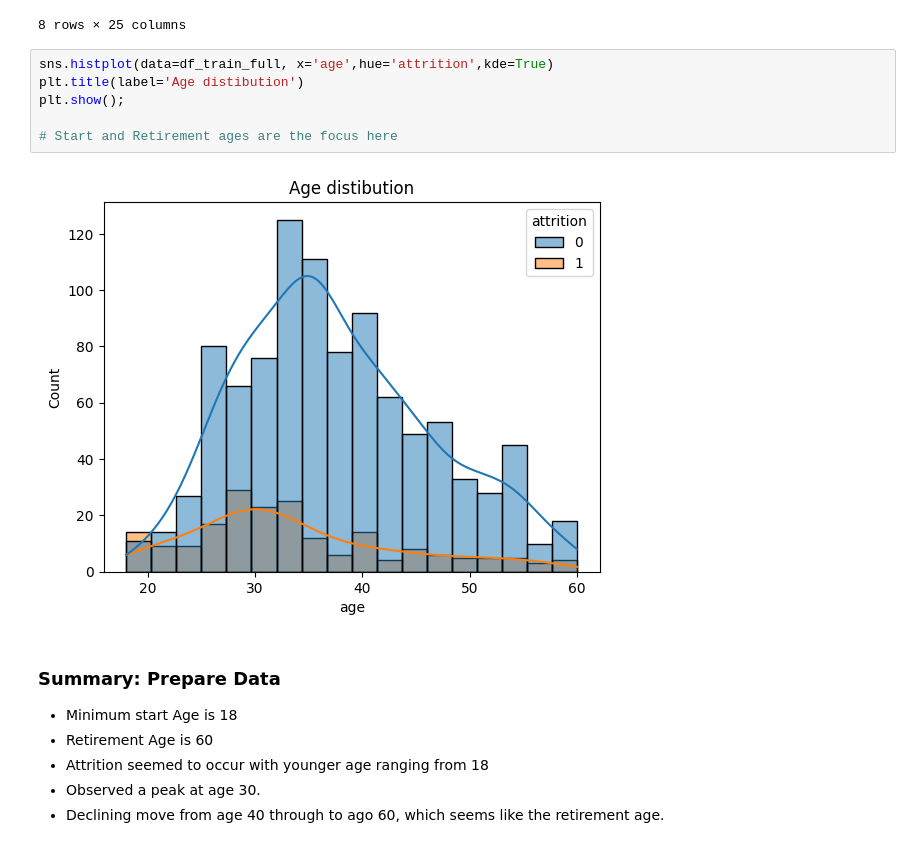
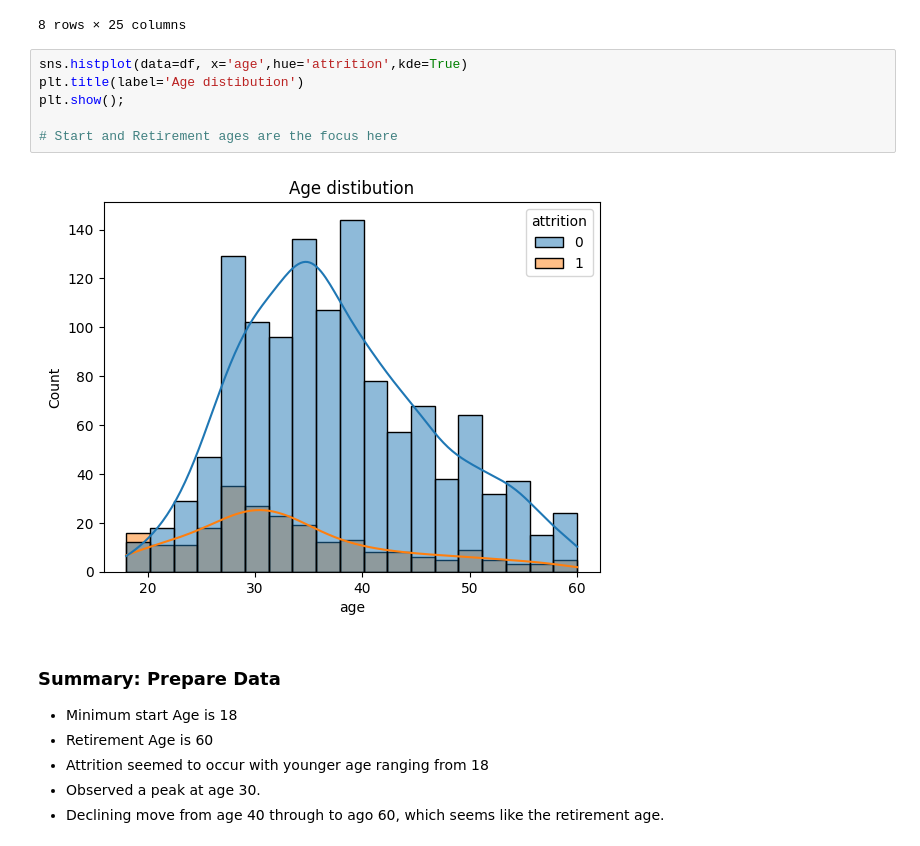
Before and after one commit to Emmanuel-Ayeni/Capstone1ProjectML, a Jupyter notebook: notebook.ipynb, the cells around one changed output. Cells and saved outputs as stored; diff of their text form.

Commit message:
Add files via upload
Experiment to determine EDA and best model completed.
Train.py works by using the dataset to create model  and download in the current direction.

```diff
--- a/notebook.ipynb
+++ b/notebook.ipynb
@@ -553,13 +549,13 @@ df_train_full.describe().round(2) # Descriptive Statistics: Calculate summary st
 | max | 60.00 | 1.00 | 1496.00 | 29.00 | 5.00 | 2068.00 | 4.00 | ... |
 8 rows × 25 columns
 # %%
-sns.histplot(data=df_train_full, x='age',hue='attrition',kde=True)
+sns.histplot(data=df, x='age',hue='attrition',kde=True)
 plt.title(label='Age distibution')
 plt.show();
 
 # Start and Retirement ages are the focus here
 # %% [output]
-[figure, old version]
+[figure, new version]
 # %% [markdown]
 ### Summary: Prepare Data
 
```
Also changed, not shown: parts of 214 cells of this notebook, 1 other file.
